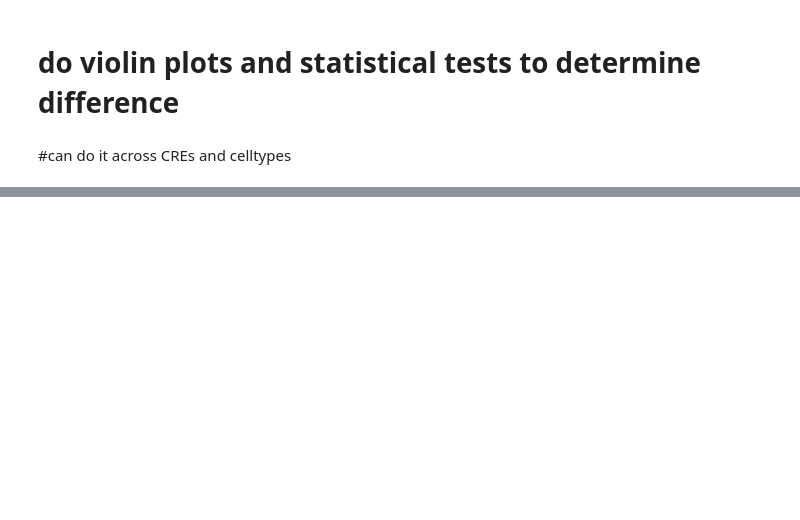
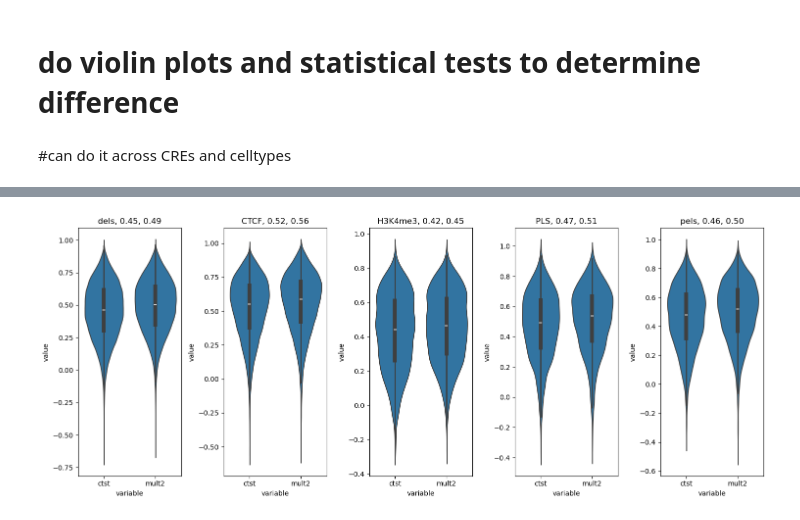
Before and after one commit to Sarthak-Ti/caduceus, a Jupyter notebook: code_test/dVRS_figures.ipynb, the cells around one changed output, grey strips where cells are left out. Cells and saved outputs as stored; diff of their text form; code cells hidden in the pictures; blank space fills up the shorter version.

```diff
--- a/code_test/dVRS_figures.ipynb
+++ b/code_test/dVRS_figures.ipynb
@@ -364,0 +573,16 @@ plt.tick_params(labelsize=20)
+# %%
+#now we can loop through and label it
+for i in range(t_reg.shape[0]):
+    if 'dELS' in utils.find_ccre_type(i):
+        dels_list[i] = 1
+    elif 'CTCF' in utils.find_ccre_type(i):
+        CTCF_list[i] = 1
+    elif 'H3K4me3' in utils.find_ccre_type(i):
+        H3K4me3_list[i] = 1
+    elif 'PLS' in utils.find_ccre_type(i):
+        PLS_list[i] = 1
+    elif 'pELS' in utils.find_ccre_type(i):
+        pels_list[i] = 1
+    else:
+        print('error')
+        break
@@ -364,0 +659,37 @@ plt.tick_params(labelsize=20)
+# %%
+df = pd.DataFrame({
+    'correlations_ctst': correlations_ctst,
+    'correlations_mult': correlations_mult,
+    'dels': dels_list,
+    'CTCF': CTCF_list,
+    'H3K4me3': H3K4me3_list,
+    'PLS': PLS_list,
+    'pels': pels_list
+})
+import matplotlib.pyplot as plt
+plt.figure(figsize=(15, 6))
+import seaborn as sns
+
+# Loop through each unique mask and create a subplot
+for i, mask in enumerate(['dels', 'CTCF', 'H3K4me3', 'PLS', 'pels'], 1):
+    plt.subplot(1, 5, i)  # Adjust subplot layout as needed
+    mask_df = df[df[mask]]  # Filter DataFrame by mask
+    # Prepare data for violin plot
+    data_to_plot = pd.concat([
+        mask_df[['correlations_ctst']].rename(columns={'correlations_ctst': 'value'}).assign(variable='ctst'),
+        mask_df[['correlations_mult']].rename(columns={'correlations_mult': 'value'}).assign(variable='mult2')
+    ])
+    sns.violinplot(x='variable', y='value', data=data_to_plot)
+    #find the mean of the two
+    ctst_mean = mask_df['correlations_ctst'].mean()
+    mult2_mean = mask_df['correlations_mult'].mean()
+    plt.title(f'{mask}, {ctst_mean:.2f}, {mult2_mean:.2f}')  # Set title to the name of the mask
+
+plt.tight_layout()
+plt.show()
+
+#this is actually pretty troubling
+
+#instead of pairs, do one on the right one on th eleft
+# %% [output]
+[figure, added]
```
Also changed, not shown: parts of 19 cells of this notebook, 11 other files.
